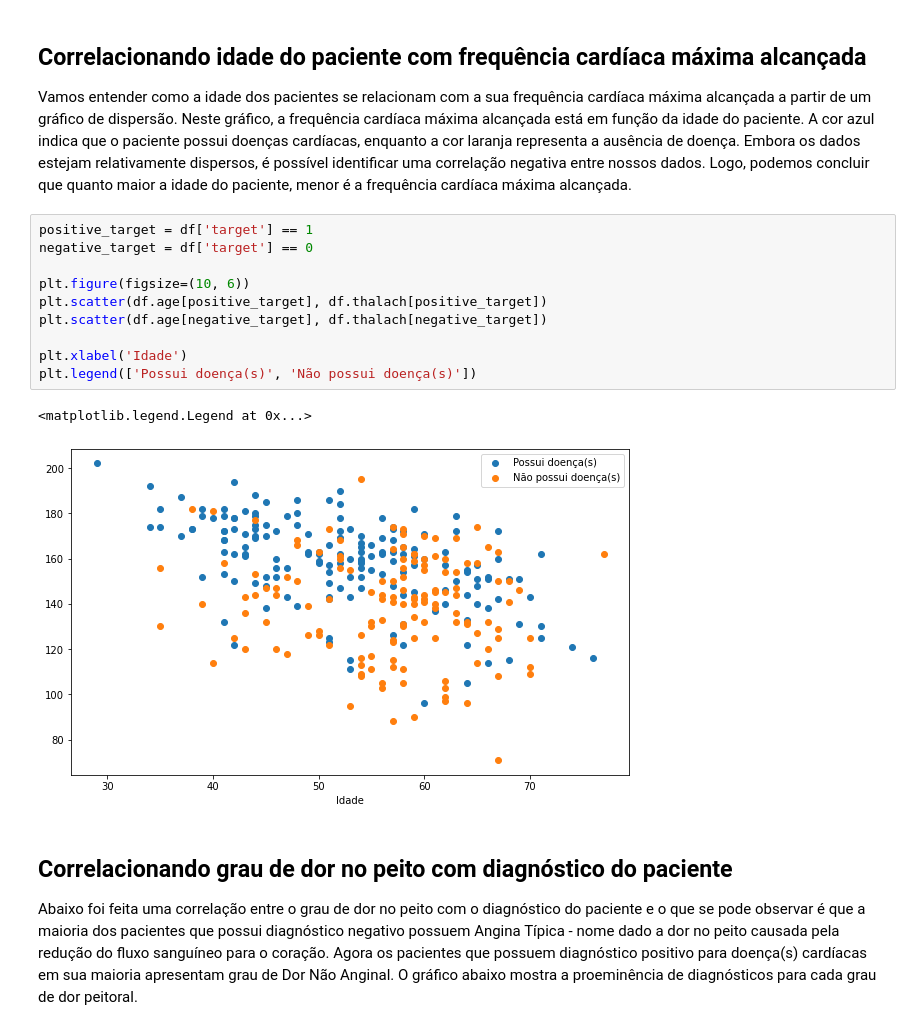
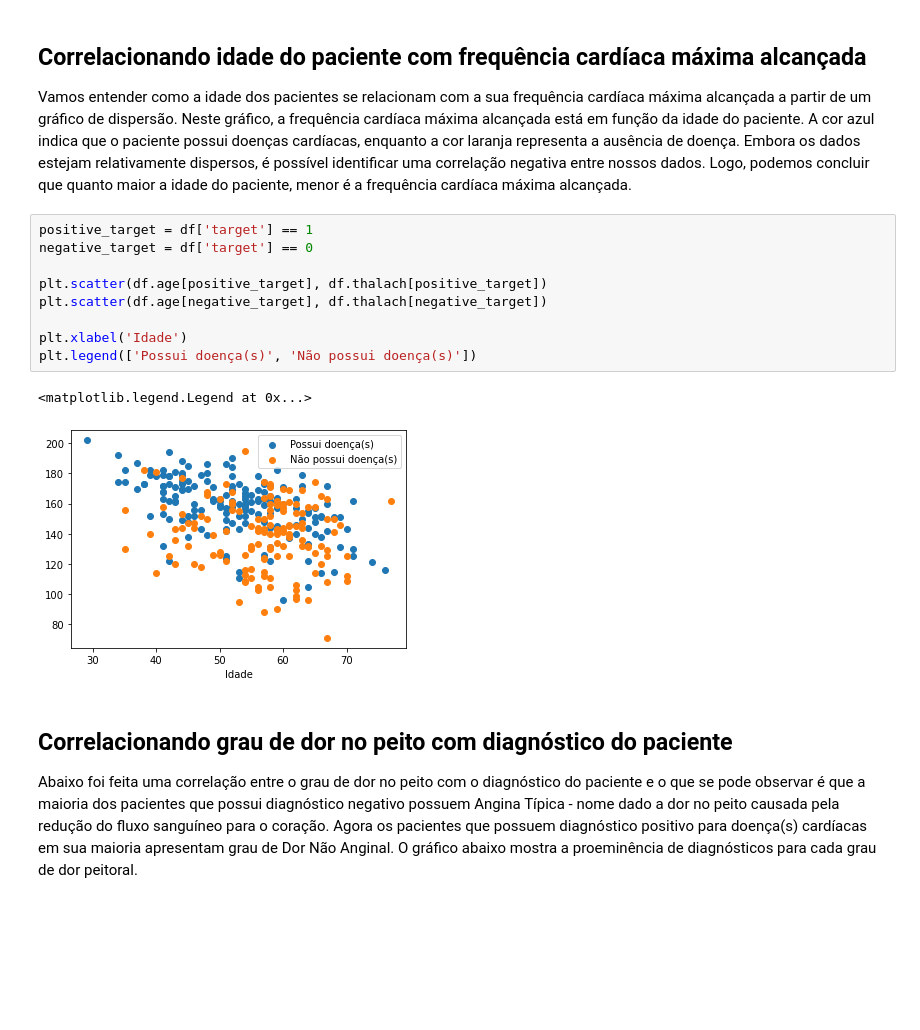
Before and after one commit to ej0733/machine-learning-projects, a Jupyter notebook: heart-disease-classification.ipynb, the cells around one changed output. Cells and saved outputs as stored; diff of their text form; blank space fills up the shorter version.

```diff
--- a/heart-disease-classification.ipynb
+++ b/heart-disease-classification.ipynb
@@ -182,16 +190,15 @@ Vamos entender como a idade dos pacientes se relacionam com a sua frequência ca
 # %%
 positive_target = df['target'] == 1
 negative_target = df['target'] == 0
 
-plt.figure(figsize=(10, 6))
 plt.scatter(df.age[positive_target], df.thalach[positive_target])
 plt.scatter(df.age[negative_target], df.thalach[negative_target])
 
 plt.xlabel('Idade')
 plt.legend(['Possui doença(s)', 'Não possui doença(s)'])
 # %% [output]
 <matplotlib.legend.Legend at 0x...>
-[figure, old version]
+[figure, new version]
 # %% [markdown]
 ## Correlacionando grau de dor no peito com diagnóstico do paciente
 
```
Also changed, not shown: parts of 15 cells of this notebook.
